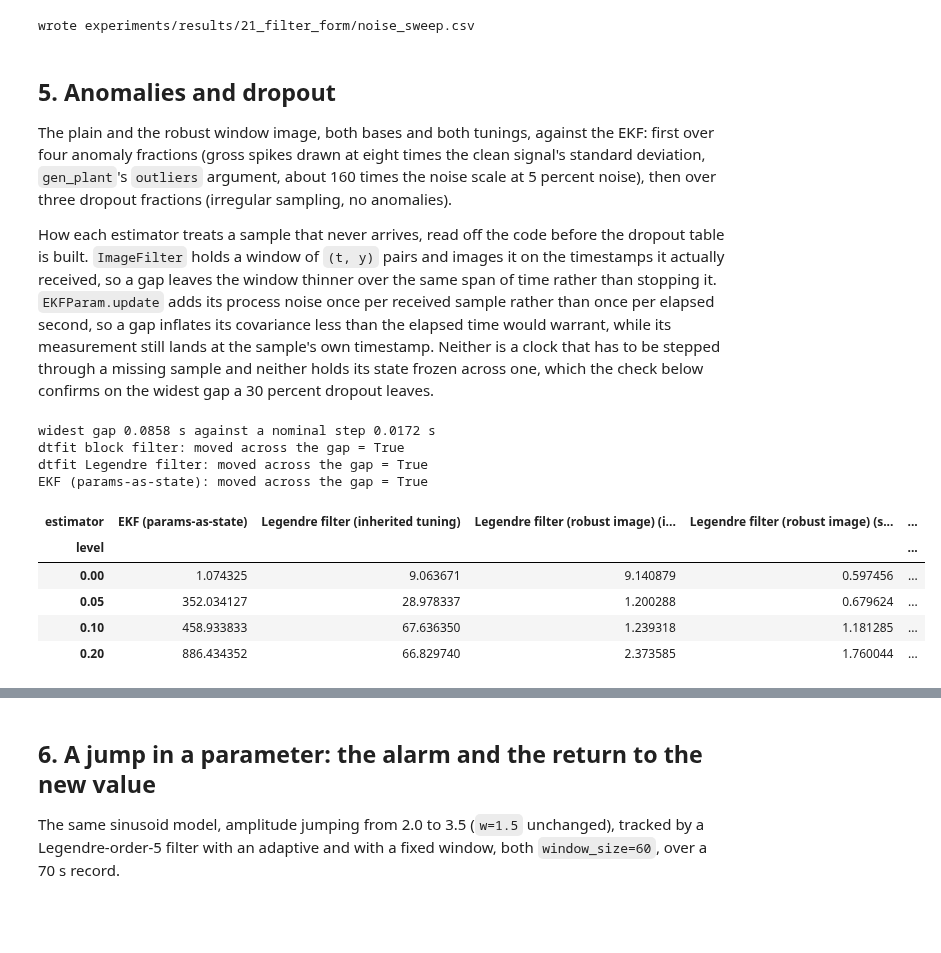
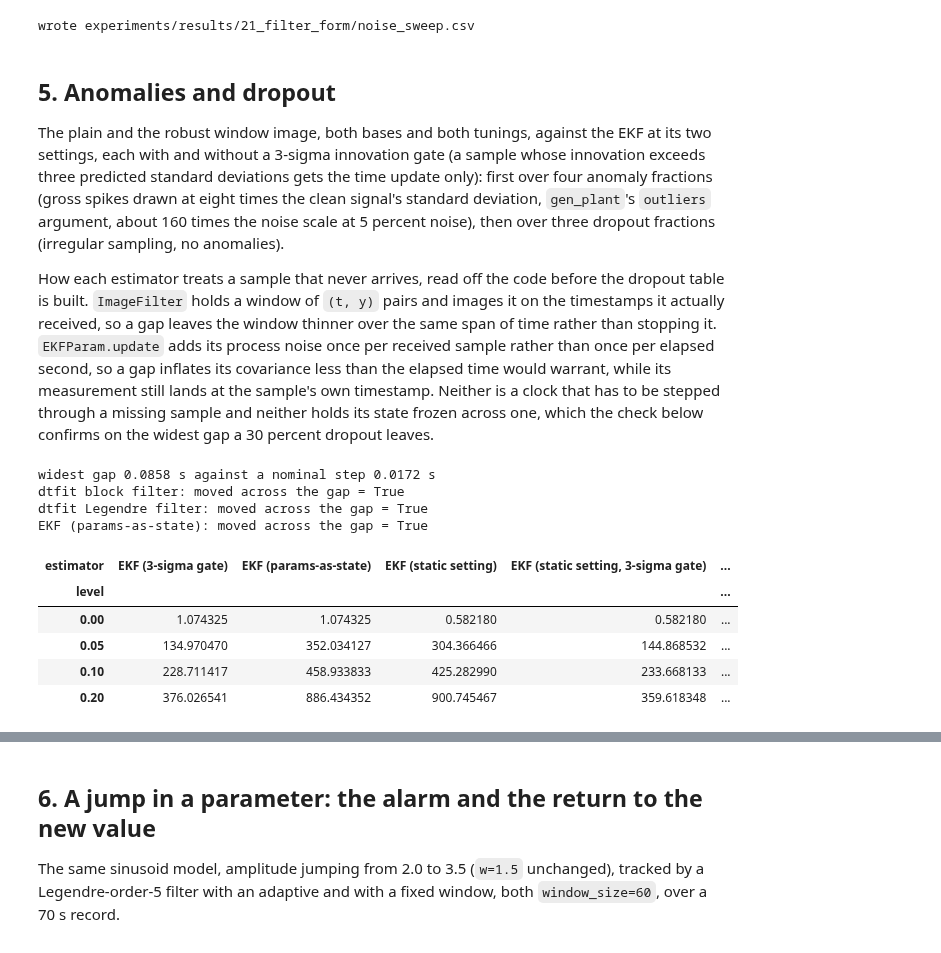
Before and after one commit to ringavirda/science-nonline, a Jupyter notebook: packages/dtfit-experimental/experiments/technology/21_filter_form.ipynb, the cells around one changed output, grey strips where cells are left out. Cells and saved outputs as stored; diff of their text form; code cells hidden in the pictures; blank space fills up the shorter version.

```diff
--- a/packages/dtfit-experimental/experiments/technology/21_filter_form.ipynb
+++ b/packages/dtfit-experimental/experiments/technology/21_filter_form.ipynb
@@ -329,6 +378,21 @@ for plant in PLANTS:
             errs.append(perr(p, plant["true"]) if p is not None else np.nan)
         per_seed[plant["key"], ad_cls.name] = np.array(errs)
         rows.append(stat_row(plant["key"], ad_cls.name, "perr_pct", errs))
+    errs = ekf_perrs(plant, noise=0.05, **EKF_STATIC)
+    per_seed[plant["key"], EKF_STATIC_NAME] = errs
+    rows.append(stat_row(plant["key"], EKF_STATIC_NAME, "perr_pct", errs))
+    names = sorted(plant["true"])
+    whole_img, whole_nlls = [], []
+    for s in range(SEEDS):
+        rng = np.random.default_rng(s)
+        t, y, _clean = gen_plant(plant, rng, noise=0.05)
+        res = dtfit.fit(plant["expr"], dtfit.Original(t, y), "t",
+                        p0=list(plant["p0"]), basis="legendre", order=24)
+        whole_img.append(perr(dict(res.params), plant["true"]))
+        p_hat, _ = curve_fit(plant["func"], t, y, p0=plant["p0"], maxfev=20000)
+        whole_nlls.append(perr(dict(zip(names, p_hat)), plant["true"]))
+    rows.append(stat_row(plant["key"], WHOLE_IMAGE, "perr_pct", whole_img))
+    rows.append(stat_row(plant["key"], WHOLE_NLLS, "perr_pct", whole_nlls))
 
 mismatch_kept = {}
 for true_key, wrong_key in MISMATCH_PAIRS:
@@ -565,6 +656,9 @@ ekf_m, ekf_s = run_tuning(
     lambda: EKFAd(BY_KEY["damped_osc"]).f, seeds=SEEDS, method="update")
 rows.append(dict(config="EKF (params-as-state)", perr_mean=ekf_m,
                   perr_std=ekf_s))
+static_errs = ekf_perrs(BY_KEY["damped_osc"], noise=0.05, **EKF_STATIC)
+rows.append(dict(config=EKF_STATIC_NAME, perr_mean=float(np.mean(static_errs)),
+                  perr_std=float(np.std(static_errs))))
 tuning = pd.DataFrame(rows)
 tuning
 # %% [output]
@@ -639,6 +853,8 @@ for level in noise_levels:
         errs.append(perr(ad.params(), plant["true"]))
     rows.append(dict(estimator=EKFAd.name, noise=level,
                       perr_pct=float(np.mean(errs))))
+    rows.append(dict(estimator=EKF_STATIC_NAME, noise=level,
+                      perr_pct=float(np.mean(ekf_perrs(plant, noise=level, **EKF_STATIC)))))
 noise_sweep = pd.DataFrame(rows)
 noise_sweep.pivot(index="noise", columns="estimator", values="perr_pct")
 # %% [output]
@@ -707,7 +937,9 @@ wrote experiments/results/21_filter_form/noise_sweep.csv
 ## 5. Anomalies and dropout
 
 The plain and the robust window image, both bases and both tunings,
-against the EKF: first over four anomaly fractions (gross spikes drawn at
+against the EKF at its two settings, each with and without a 3-sigma
+innovation gate (a sample whose innovation exceeds three predicted standard
+deviations gets the time update only): first over four anomaly fractions (gross spikes drawn at
 eight times the clean signal's standard deviation, `gen_plant`'s
 `outliers` argument, about 160 times the noise scale at 5 percent noise),
 then over three dropout fractions (irregular sampling, no anomalies).
@@ -758,14 +990,22 @@ ANOMALY_CONFIGS = [
     for tuning, static in TUNINGS
 ]
 
+EKF_ROWS = [
+    (EKF_STATIC_NAME, EKF_STATIC),
+    ("EKF (3-sigma gate)", dict(q=1e-4, r=0.5, p_init=5.0, gate=3.0)),
+    ("EKF (static setting, 3-sigma gate)", dict(gate=3.0, **EKF_STATIC)),
+]
+CLIPPED = "Legendre filter (robust image) (static tuning)"
+anomaly_seeds = {}
 anomaly_levels = [0.0, 0.05, 0.10, 0.20]
 rows = []
 for label, basis, static, robust in ANOMALY_CONFIGS:
     for level in anomaly_levels:
+        errs = seed_perrs(plant, basis, static=static, robust=robust, noise=0.05,
+                          outliers=level)
+        anomaly_seeds[label, level] = errs
         rows.append(dict(estimator=label, kind="anomaly", level=level,
-                          perr_pct=final_perr(plant, basis, static=static,
-                                              robust=robust, noise=0.05,
-                                              outliers=level)))
+                          perr_pct=float(np.mean(errs))))
 for level in anomaly_levels:
     errs = []
     for s in range(SEEDS):
@@ -773,39 +1013,54 @@ for level in anomaly_levels:
         t, y, clean = gen_plant(plant, rng, noise=0.05, outliers=level)
         ad = EKFAd(plant)
         drive(ad, t, y, clean, plant["window"] + 15)
         errs.append(perr(ad.params(), plant["true"]))
+    anomaly_seeds[EKFAd.name, level] = np.array(errs)
     rows.append(dict(estimator=EKFAd.name, kind="anomaly", level=level,
                       perr_pct=float(np.mean(errs))))
+    for name, kw in EKF_ROWS:
+        gated = ekf_perrs(plant, noise=0.05, outliers=level, **kw)
+        anomaly_seeds[name, level] = gated
+        rows.append(dict(estimator=name, kind="anomaly", level=level,
+                          perr_pct=float(np.mean(gated))))
+anomaly_runs = pd.DataFrame([
+    dict(estimator=name, level=level, mean=float(np.mean(anomaly_seeds[name, level])),
+         median=float(np.median(anomaly_seeds[name, level])),
+         under_5pct=int((anomaly_seeds[name, level] < 5.0).sum()))
+    for name in [CLIPPED, EKFAd.name] + [n for n, _ in EKF_ROWS]
+    for level in anomaly_levels])
 
 dropout_levels = [0.05, 0.10, 0.20]
 drop_rows = []
 for label, basis, static, robust in ANOMALY_CONFIGS:
     for level in dropout_levels:
         drop_rows.append(dict(estimator=label, kind="dropout", level=level,
                                perr_pct=final_perr(plant, basis, static=static,
                                                    robust=robust, noise=0.05,
                                                    drop=level)))
 for level in dropout_levels:
     errs = []
     for s in range(SEEDS):
         rng = np.random.default_rng(s)
         t, y, clean = gen_plant(plant, rng, noise=0.05, drop=level)
         ad = EKFAd(plant)
         drive(ad, t, y, clean, plant["window"] + 15)
         errs.append(perr(ad.params(), plant["true"]))
     drop_rows.append(dict(estimator=EKFAd.name, kind="dropout", level=level,
                            perr_pct=float(np.mean(errs))))
+    drop_rows.append(dict(estimator=EKF_STATIC_NAME, kind="dropout", level=level,
+                           perr_pct=float(np.mean(ekf_perrs(plant, noise=0.05, drop=level,
+                                                            **EKF_STATIC)))))
 
 anomaly_sweep = pd.DataFrame(rows)
 dropout_sweep = pd.DataFrame(drop_rows)
 anomaly_sweep.pivot(index="level", columns="estimator", values="perr_pct")
 # %% [output]
-| estimator | EKF (params-as-state) | Legendre filter (inherited tuning) | Legendre filter (robust image) (i... | Legendre filter (robust image) (s... | ... |
+| estimator | EKF (3-sigma gate) | EKF (params-as-state) | EKF (static setting) | EKF (static setting, 3-sigma gate) | ... |
 | level |  |  |  |  | ... |
-| 0.00 | 1.074325 | 9.063671 | 9.140879 | 0.597456 | ... |
-| 0.05 | 352.034127 | 28.978337 | 1.200288 | 0.679624 | ... |
-| 0.10 | 458.933833 | 67.636350 | 1.239318 | 1.181285 | ... |
-| 0.20 | 886.434352 | 66.829740 | 2.373585 | 1.760044 | ... |
+| 0.00 | 1.074325 | 1.074325 | 0.582180 | 0.582180 | ... |
+| 0.05 | 134.970470 | 352.034127 | 304.366466 | 144.868532 | ... |
+| 0.10 | 228.711417 | 458.933833 | 425.282990 | 233.668133 | ... |
+| 0.20 | 376.026541 | 886.434352 | 900.745467 | 359.618348 | ... |
 # %%
 piv = anomaly_sweep.pivot(index="level", columns="estimator", values="perr_pct")
 row10 = piv.loc[0.10]
```
Also changed, not shown: parts of 29 cells of this notebook, 8 other files.
